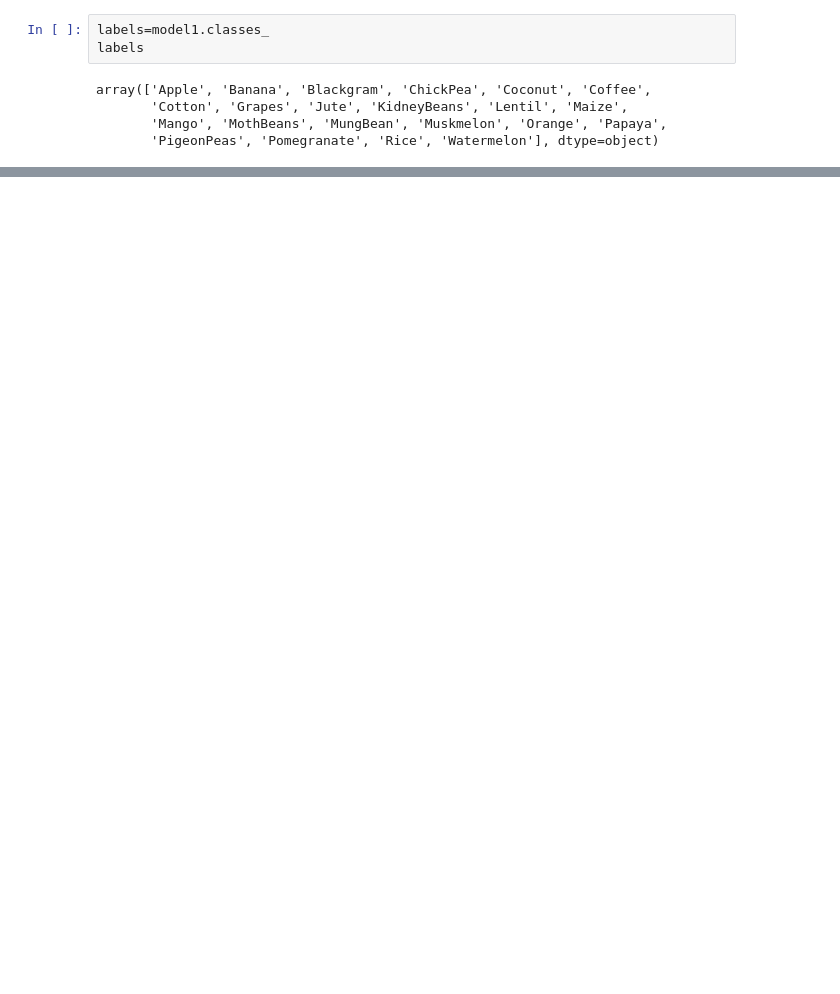
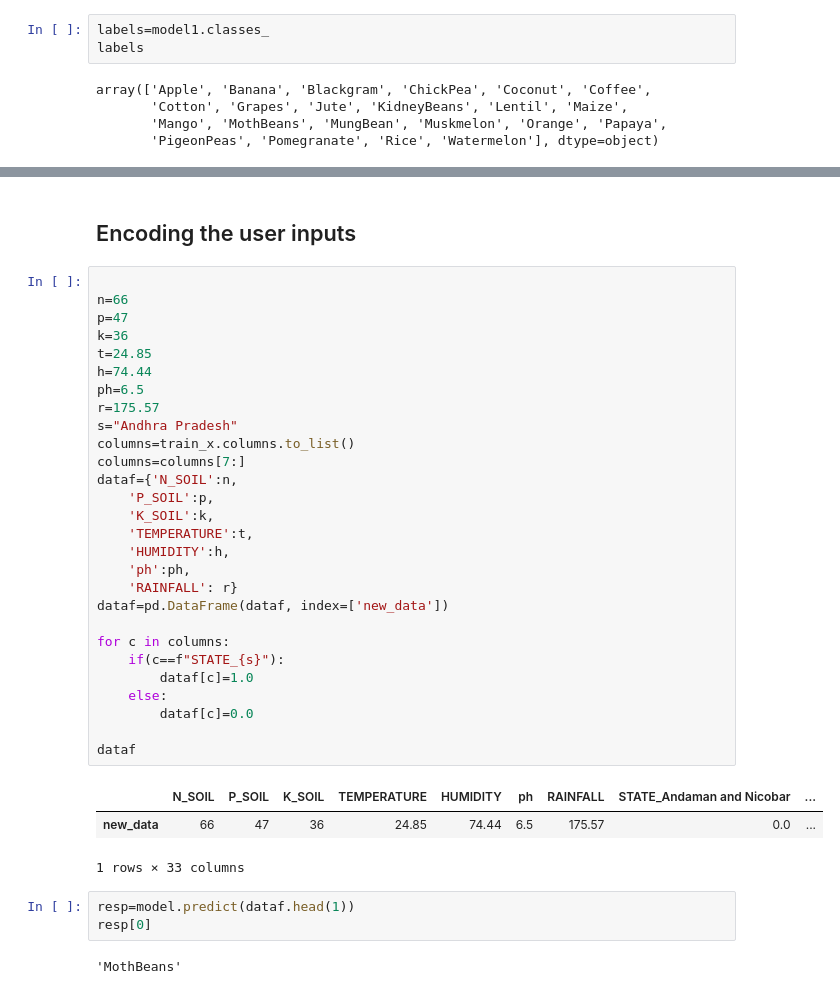
Before and after one commit to SrivathsG/Agri-Aid, a Jupyter notebook: Model_building.ipynb, the cells around one changed output, grey strips where cells are left out. Cells and saved outputs as stored; diff of their text form; blank space fills up the shorter version.

Commit message:
code for encoding user input(Model_building.ipynb)

```diff
--- a/Model_building.ipynb
+++ b/Model_building.ipynb
@@ -334,0 +345,39 @@ array(['Apple', 'Banana', 'Blackgram', 'ChickPea', 'Coconut', 'Coffee',
+# %% [markdown]
+<h2>Encoding the user inputs</h2>
+# %%
+
+n=66
+p=47
+k=36
+t=24.85
+h=74.44
+ph=6.5
+r=175.57
+s="Andhra Pradesh"
+columns=train_x.columns.to_list()
+columns=columns[7:]
+dataf={'N_SOIL':n,
+    'P_SOIL':p,
+    'K_SOIL':k,
+    'TEMPERATURE':t,
+    'HUMIDITY':h,
+    'ph':ph,
+    'RAINFALL': r}
+dataf=pd.DataFrame(dataf, index=['new_data'])
+
+for c in columns:
+    if(c==f"STATE_{s}"):
+        dataf[c]=1.0
+    else:
+        dataf[c]=0.0
+
+dataf
+# %% [output]
+|  | N_SOIL | P_SOIL | K_SOIL | TEMPERATURE | HUMIDITY | ph | RAINFALL | STATE_Andaman and Nicobar | ... |
+| new_data | 66 | 47 | 36 | 24.85 | 74.44 | 6.5 | 175.57 | 0.0 | ... |
+1 rows × 33 columns
+# %%
+resp=model.predict(dataf.head(1))
+resp[0]
+# %% [output]
+'MothBeans'
```
Also changed, not shown: parts of 16 cells of this notebook, 2 other files.
